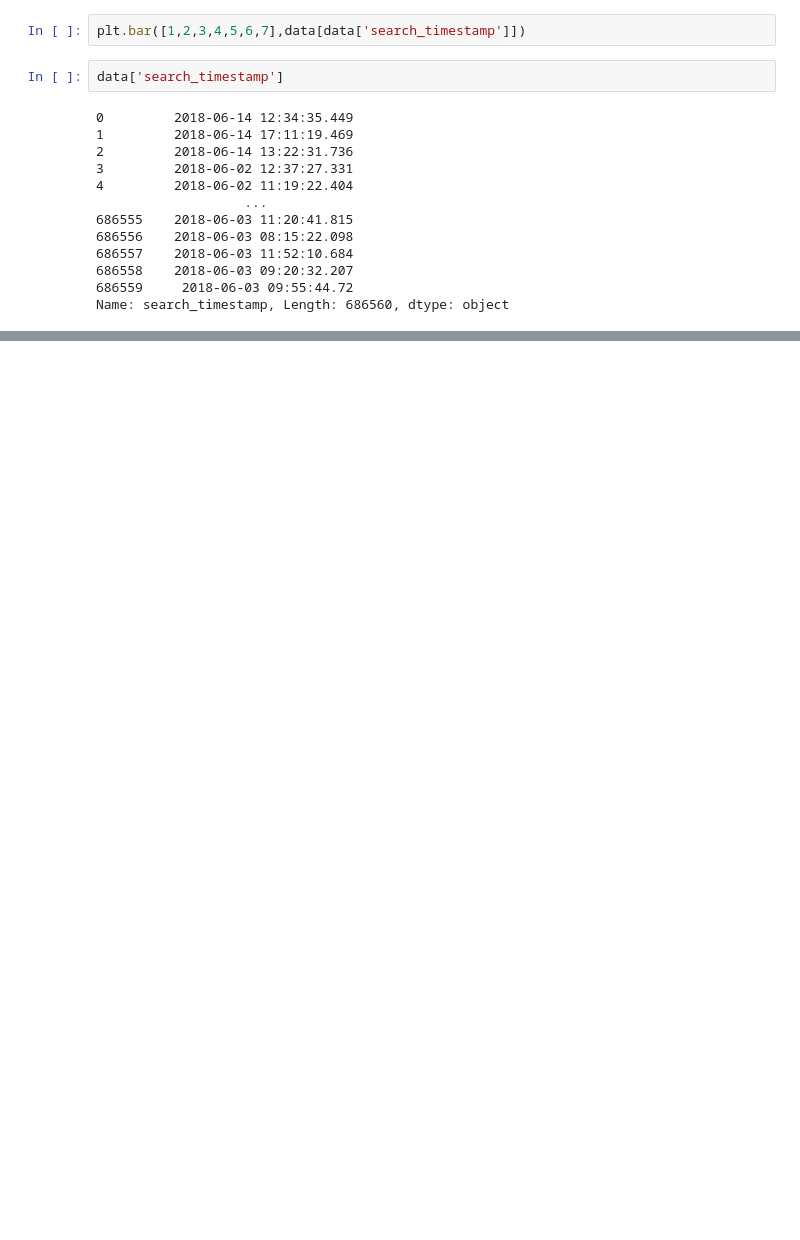
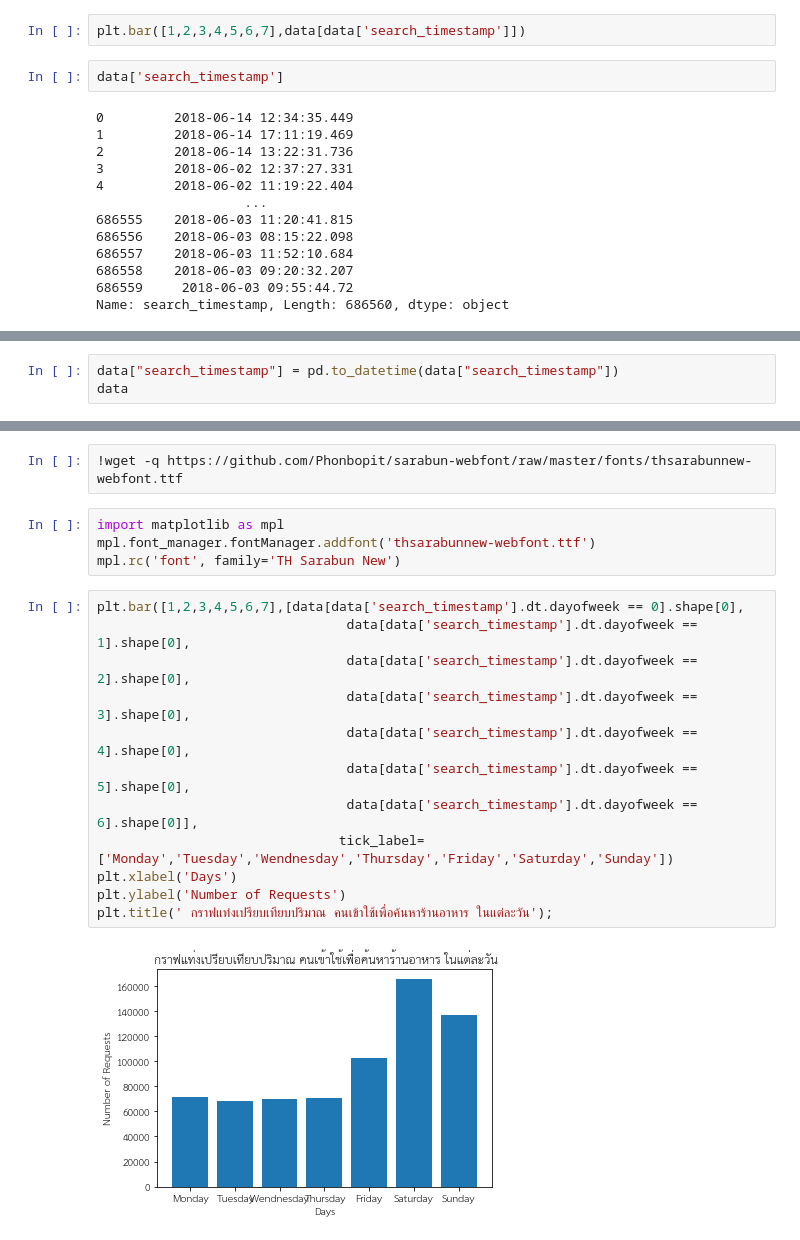
Before and after one commit to darunrat/data_viz, a Jupyter notebook: Visuailze_Data_Comparison.ipynb, the cells around one changed output, grey strips where cells are left out. Cells and saved outputs as stored; diff of their text form; blank space fills up the shorter version.

Commit message:
Bar-Groiped Bar chart

```diff
--- a/Visuailze_Data_Comparison.ipynb
+++ b/Visuailze_Data_Comparison.ipynb
@@ -49,0 +53,3 @@ Name: search_timestamp, Length: 686560, dtype: object
+# %%
+data["search_timestamp"] = pd.to_datetime(data["search_timestamp"])
+data
@@ -49,0 +78,20 @@ Name: search_timestamp, Length: 686560, dtype: object
+# %%
+!wget -q https://github.com/Phonbopit/sarabun-webfont/raw/master/fonts/thsarabunnew-webfont.ttf
+# %%
+import matplotlib as mpl
+mpl.font_manager.fontManager.addfont('thsarabunnew-webfont.ttf')
+mpl.rc('font', family='TH Sarabun New')
+# %%
+plt.bar([1,2,3,4,5,6,7],[data[data['search_timestamp'].dt.dayofweek == 0].shape[0],
+                                data[data['search_timestamp'].dt.dayofweek == 1].shape[0],
+                                data[data['search_timestamp'].dt.dayofweek == 2].shape[0],
+                                data[data['search_timestamp'].dt.dayofweek == 3].shape[0],
+                                data[data['search_timestamp'].dt.dayofweek == 4].shape[0],
+                                data[data['search_timestamp'].dt.dayofweek == 5].shape[0],
+                                data[data['search_timestamp'].dt.dayofweek == 6].shape[0]],
+                               tick_label=['Monday','Tuesday','Wendnesday','Thursday','Friday','Saturday','Sunday'])
+plt.xlabel('Days')
+plt.ylabel('Number of Requests')
+plt.title(' กราฟแท่งเปรียบเทียบปริมาณ คนเข้าใช้เพื่อค้นหาร้านอาหาร ในแต่ละวัน');
+# %% [output]
+[figure, added]
```
Also changed, not shown: parts of 8 cells of this notebook.
